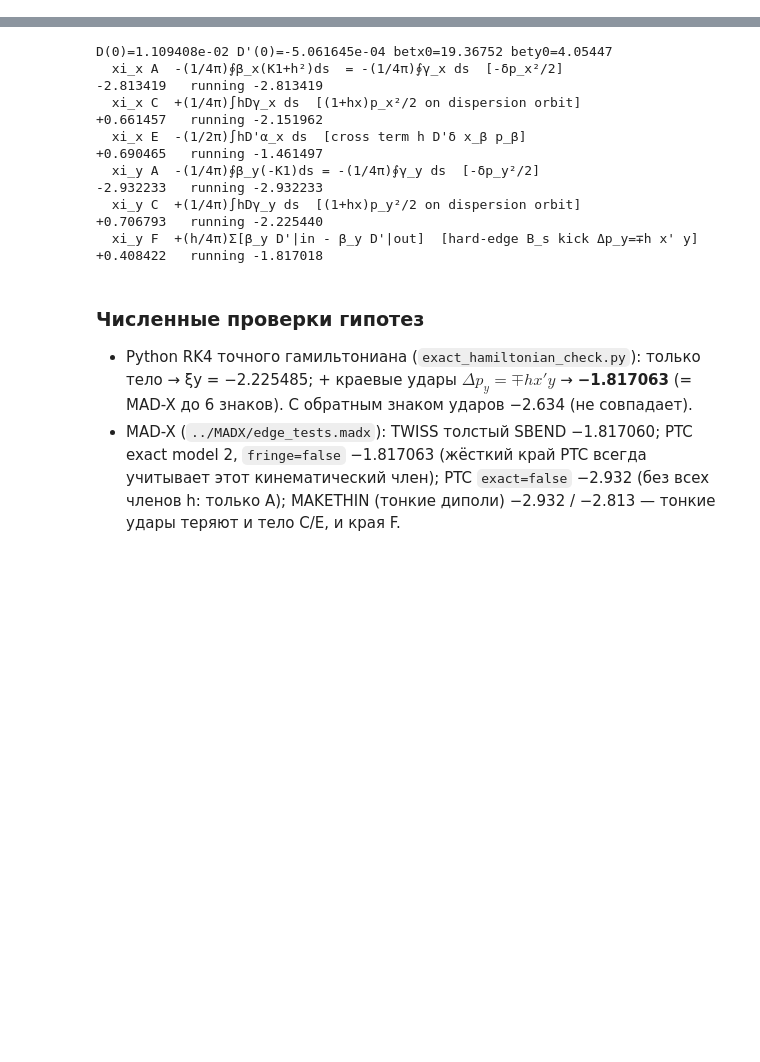
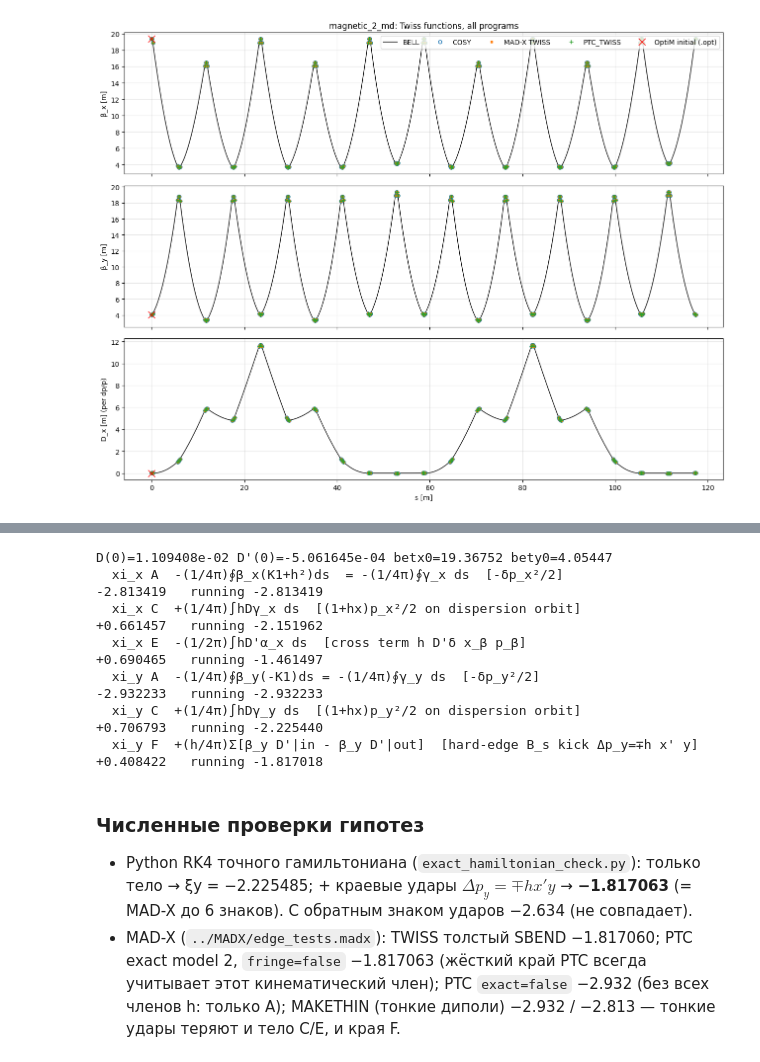
Before and after one commit to sergeybell/SCT_2, a Jupyter notebook: chromaticity/analysis/analysis.ipynb, the cells around one changed output, grey strips where cells are left out. Drawn from its saved outputs; the diff is of its cells as text; code cells hidden in the pictures; blank space fills up the shorter version.

```diff
--- a/chromaticity/analysis/analysis.ipynb
+++ b/chromaticity/analysis/analysis.ipynb
@@ -163,0 +11,27 @@ $$H \approx -(1+\delta)(1+hx) + \frac{(1+hx)(p_x^2+p_y^2)}{2(1+\delta)} + hx + \
+# %%
+import re, json, pathlib, subprocess, sys
+import numpy as np, pandas as pd, matplotlib.pyplot as plt
+R = pathlib.Path(r"C:\GIT_REPOS\SCT_2\chromaticity")
+G0 = 1 + 270/1875.612945; B0 = np.sqrt(1 - 1/G0**2); F = 1 + 1/G0
+pd.set_option("display.precision", 6); pd.set_option("display.width", 220); pd.set_option("display.max_colwidth", 70)
+def show(path, pat=None, first=None):
+    """print raw lines of an output file (optionally only lines matching regex pat)"""
+    p = R/path; print(f"----- {p} -----")
+    lines = p.read_text(encoding="utf-8", errors="replace").splitlines()
+    if pat: lines = [l for l in lines if re.search(pat, l)]
+    for l in lines[:first]: print(l)
+def kv(path):
+    d = {}
+    for l in (R/path).read_text(encoding="utf-8-sig").splitlines():
+        m = re.match(r"\s*(\w+)\s*=\s*([-+0-9.Ee]+)\s*$", l)
+        if m: d[m[1]] = float(m[2])
+    return d
+def tfs(path):
+    lines = (R/path).read_text().splitlines()
+    hdr = next(l for l in lines if l.startswith("*")).split()[1:]
+    rows = [l.split() for l in lines if not l.startswith(("@", "*", "$"))]
+    return pd.DataFrame(rows, columns=hdr)
+ROWS = []   # (program, method, Qx, Qy, alpha_c, eta, xi_x, xi_y)
+def add(*r):
+    ROWS.append(r); print("-> row:", r)
+print(f"gamma0={G0:.9f} beta0={B0:.9f} 1+1/gamma0={F:.9f}")
@@ -163,0 +371,7 @@ $$H \approx -(1+\delta)(1+hx) + \frac{(1+hx)(p_x^2+p_y^2)}{2(1+\delta)} + hx + \
+# %%
+bt = pd.read_csv(R/"BELL/output/bell_twiss.csv")
+ct = pd.read_csv(R/"COSY/output/cosy_twiss.txt", sep=r"\s+", comment="#", header=None, names=["name","s","betx","bety","dx"]); ct["dx"] *= F
+mt = tfs("MADX/output/twiss_plain.tfs"); mt[["S","BETX","BETY","DX"]] = mt[["S","BETX","BETY","DX"]].astype(float); mt["DXp"] = mt["DX"]*B0
+pt = tfs("MADX/output/ptc_twiss.tfs"); pt[["S","BETA11","BETA22","DISP1"]] = pt[["S","BETA11","BETA22","DISP1"]].astype(float)
+print("raw first rows:"); print(bt.head(3).to_string()); print(ct.head(3).to_string()); print(mt[["NAME","S","BETX","BETY","DX"]].head(3).to_string()); print(pt[["NAME","S","BETA11","BETA22","DISP1"]].head(3).to_string())
+print(f"MAD-X DX(0)={mt.DX[0]:.6e} (per PT) * beta0 = {mt.DXp[0]:.6e};  PTC DISP1(0)={pt.DISP1[0]:.6e};  BELL D(0)={bt.Dx_m[0]:.6e};  COSY D(0)={ct.dx[0]:.6e}")
@@ -163,0 +401,12 @@ $$H \approx -(1+\delta)(1+hx) + \frac{(1+hx)(p_x^2+p_y^2)}{2(1+\delta)} + hx + \
+# %%
+fig, ax = plt.subplots(3, 1, figsize=(13, 10), sharex=True)
+for a, (col_b, col_c, col_m, col_p, lab) in zip(ax, [("betx_m","betx","BETX","BETA11","β_x [m]"), ("bety_m","bety","BETY","BETA22","β_y [m]"), ("Dx_m","dx","DXp","DISP1","D_x [m] (per dp/p)")]):
+    a.plot(bt.s_m, bt[col_b], "k-", lw=1, label="BELL")
+    a.plot(ct.s, ct[col_c], "o", ms=5, mfc="none", label="COSY")
+    a.plot(mt.S, mt[col_m], "s", ms=3, label="MAD-X TWISS")
+    a.plot(pt.S, pt[col_p], "+", ms=6, label="PTC_TWISS")
+    a.set_ylabel(lab); a.grid(alpha=.3)
+ax[0].plot([0], [19.3675], "rx", ms=10, label="OptiM initial (.opt)"); ax[1].plot([0], [4.05447], "rx", ms=10); ax[2].plot([0], [0.0], "rx", ms=10)
+ax[0].legend(ncol=5); ax[2].set_xlabel("s [m]"); ax[0].set_title("magnetic_2_md: Twiss functions, all programs"); plt.tight_layout(); plt.show()
+# %% [output]
+[figure, added]
```
Also changed, not shown: parts of 55 cells of this notebook, 34 other files.
